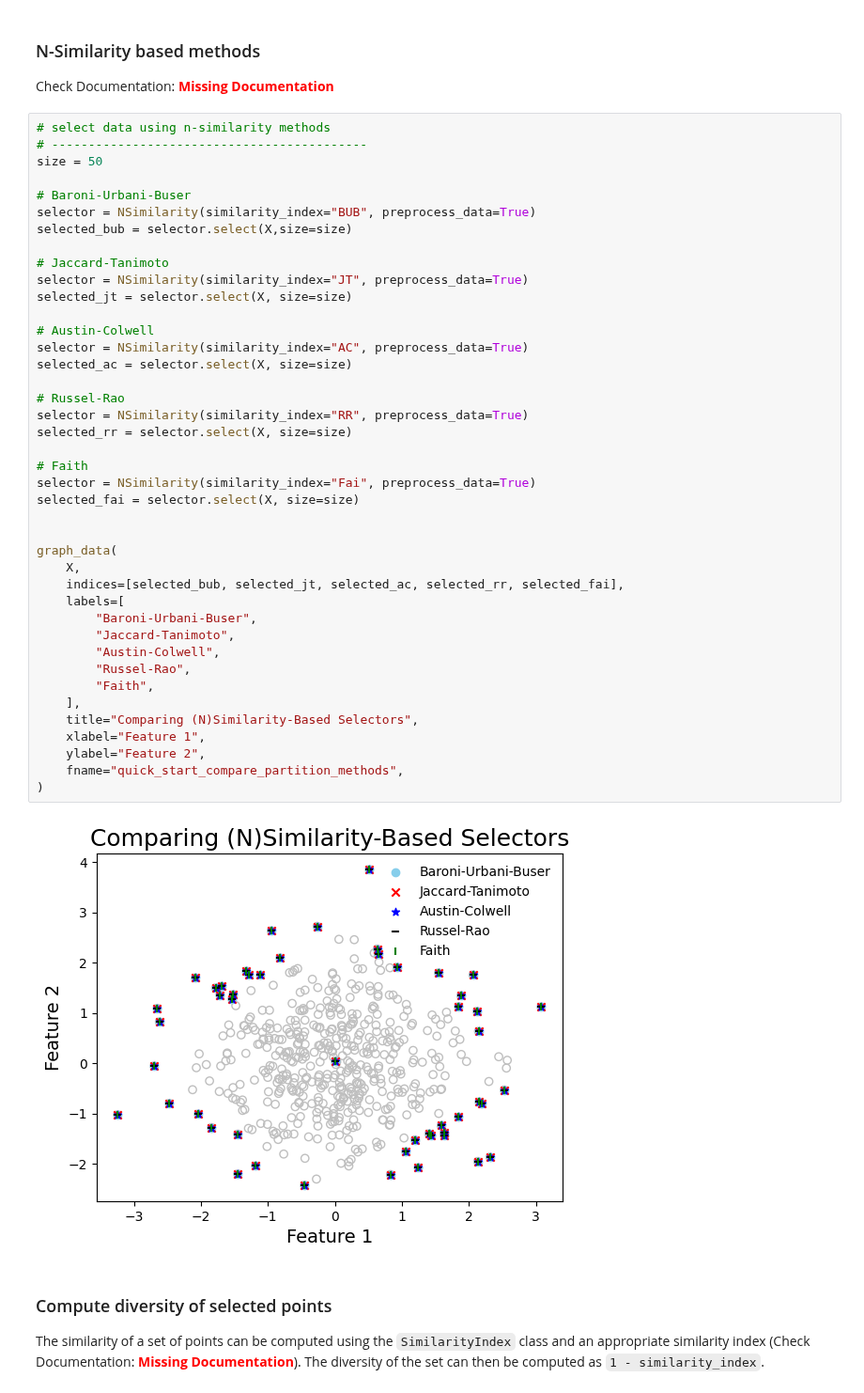
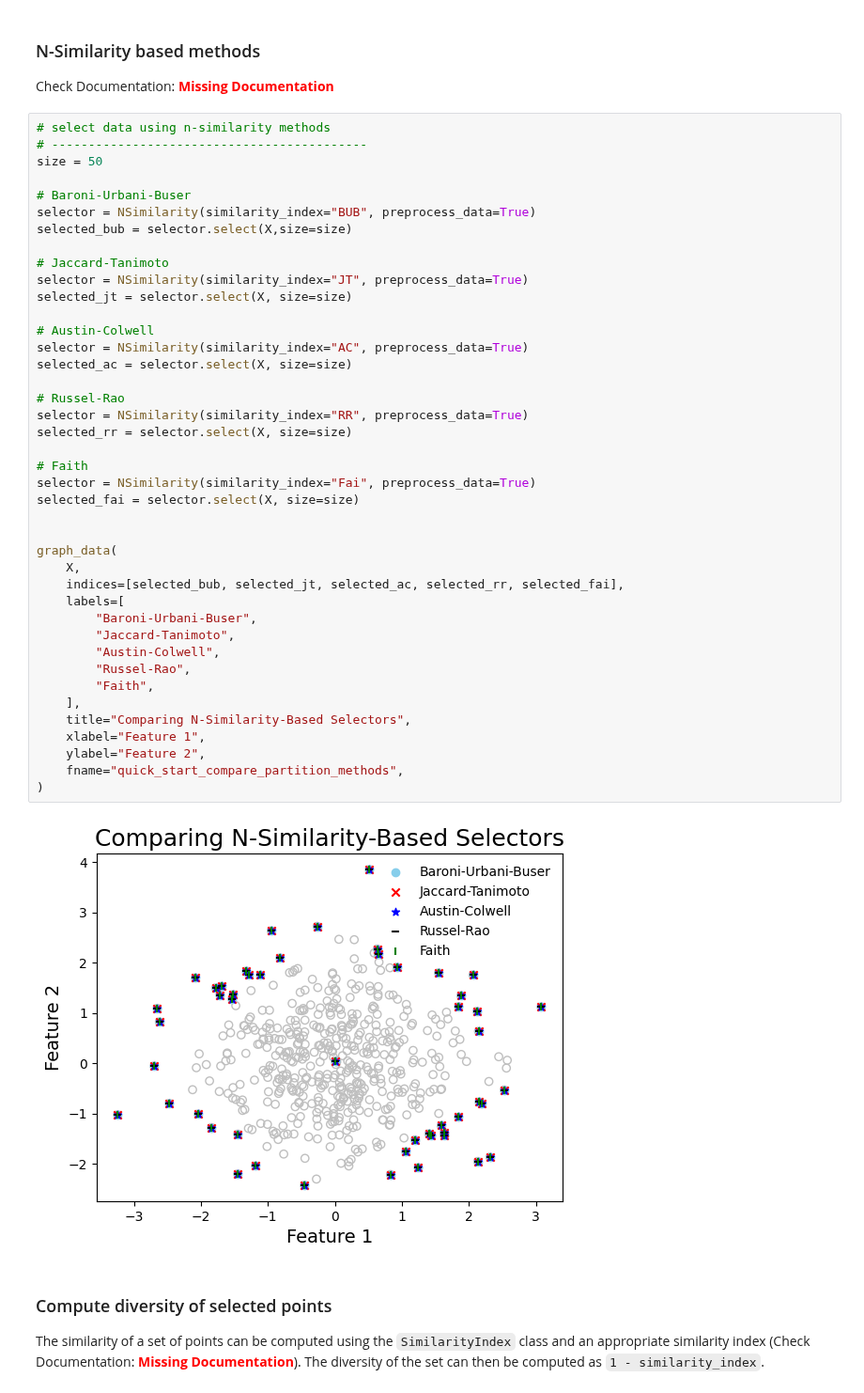
Before and after one commit to theochem/Selector, a Jupyter notebook: notebooks/quick_start.ipynb, the cells around one changed output. Shown at 94% size. Cells and saved outputs as stored; diff of their text form.

```diff
--- a/notebooks/quick_start.ipynb
+++ b/notebooks/quick_start.ipynb
@@ -386,35 +386,35 @@ selector = NSimilarity(similarity_index="JT", preprocess_data=True)
 selected_jt = selector.select(X, size=size)
 
 # Austin-Colwell
 selector = NSimilarity(similarity_index="AC", preprocess_data=True)
 selected_ac = selector.select(X, size=size)
 
 # Russel-Rao
 selector = NSimilarity(similarity_index="RR", preprocess_data=True)
 selected_rr = selector.select(X, size=size)
 
 # Faith
 selector = NSimilarity(similarity_index="Fai", preprocess_data=True)
 selected_fai = selector.select(X, size=size)
 
 
 graph_data(
     X,
     indices=[selected_bub, selected_jt, selected_ac, selected_rr, selected_fai],
     labels=[
         "Baroni-Urbani-Buser",
         "Jaccard-Tanimoto",
         "Austin-Colwell",
         "Russel-Rao",
         "Faith",
     ],
-    title="Comparing (N)Similarity-Based Selectors",
+    title="Comparing N-Similarity-Based Selectors",
     xlabel="Feature 1",
     ylabel="Feature 2",
     fname="quick_start_compare_partition_methods",
 )
 # %% [output]
-[figure, old version]
+[figure, new version]
 # %% [markdown]
 ### Compute diversity of selected points
 
```
Also changed, not shown: parts of 7 cells of this notebook.
